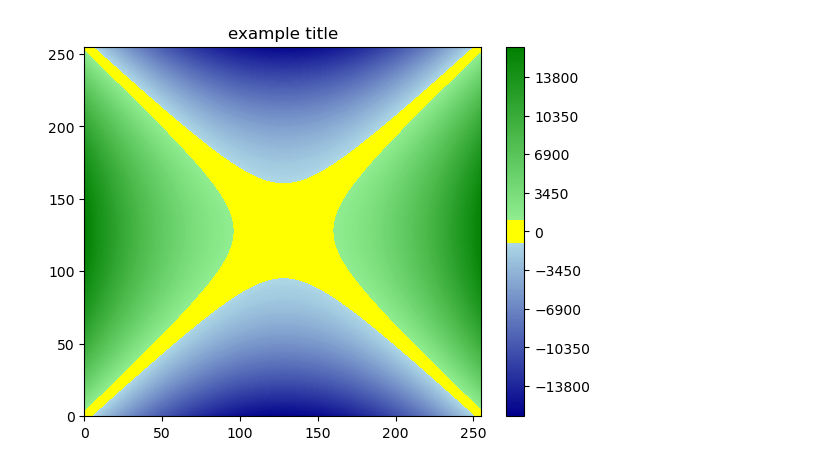
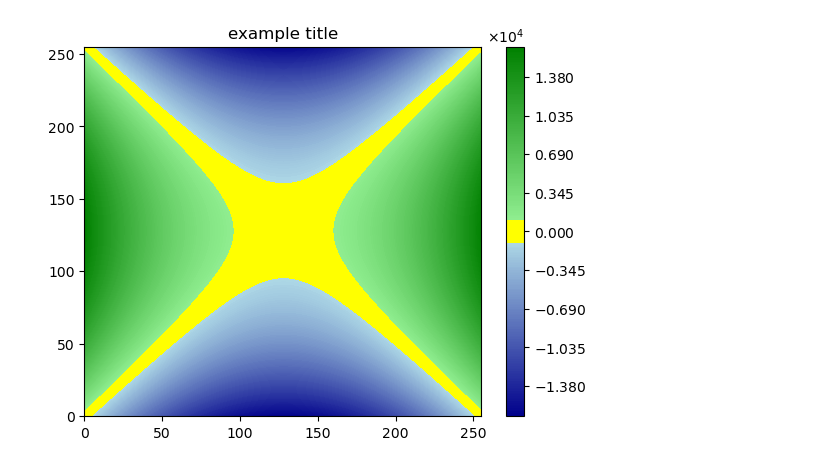
Before and after one commit to mattiamencagli/my-python-plots, a Jupyter notebook: ExamplesStudy/CustomColorbar.ipynb, the cells around one changed output. Saved outputs shown, nothing was run; the diff lists cells and outputs as text; code cells hidden in the pictures.

```diff
--- a/ExamplesStudy/CustomColorbar.ipynb
+++ b/ExamplesStudy/CustomColorbar.ipynb
@@ -2,33 +2,48 @@
 import numpy as np
 import matplotlib as mplt
 import matplotlib.pyplot as plt
+import matplotlib.ticker as ticker
 
 #F = np.random.normal(loc=1000, scale=50, size=(256, 256))
 
 dim = 256
 x = np.arange(0,dim)
 y = np.arange(0,dim)
 X, Y = np.meshgrid(x,y)
 a = 1; b = 1;
 F = a*((X-dim*0.5)/b)**2 - a*((Y-dim*0.5)/b)**2
 
 #custom colorbar
 vmax=np.amax(F)
 vmin=np.amin(F)
 norm = mplt.colors.Normalize(vmin,vmax)
 colors= [[norm(vmin), "darkblue"],
          [norm(-1000), "lightblue"],
          [norm(-1000), "yellow"],
          [norm(+1000), "yellow"],
          [norm(+1000), "lightgreen"],
          [norm(vmax), "green"]]
 cmap = mplt.colors.LinearSegmentedColormap.from_list("", colors)
 
+
+#custom format on colorbar with a lot of options
+def fmt(x, pos):
+    a, b = '{:.2e}'.format(x).split('e')
+    return r'${} \times 10^{{{}}}$'.format(a, int(b))
+
 plt.figure(0)
 plt.contourf(F,255,cmap=cmap)
 plt.title('example title')
-plt.colorbar()
+flag = False
+if flag:
+    plt.colorbar(format=ticker.FuncFormatter(fmt))
+else:
+    #force scientific notation
+    cbar = plt.colorbar()
+    cbar.formatter.set_powerlimits((0, 0))
+    cbar.formatter.set_useMathText(True)
+
 save = False
 if (save==True): plt.savefig('example.png', format='png',dpi=1000,bbox_inches='tight')
 # %% [output]
-[figure, old version]
+[figure, new version]
```
Also changed, not shown: 1 other file.
